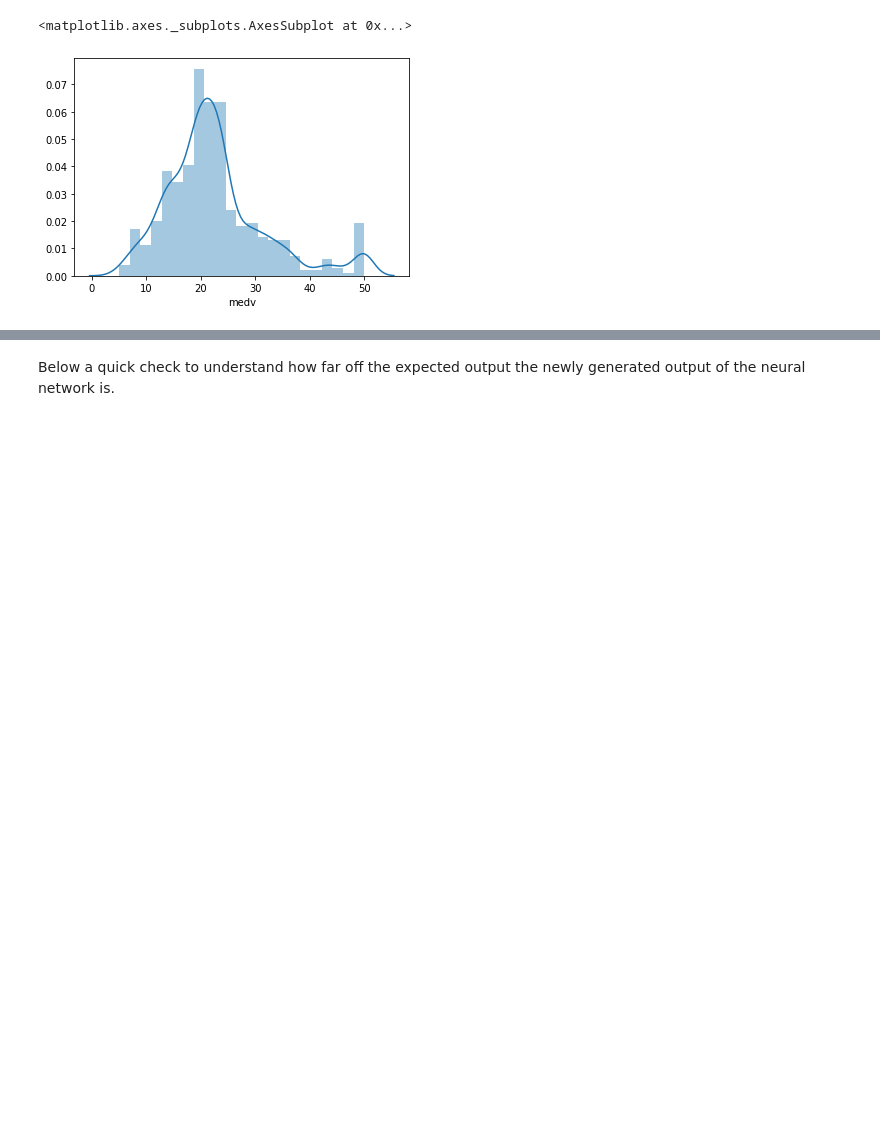
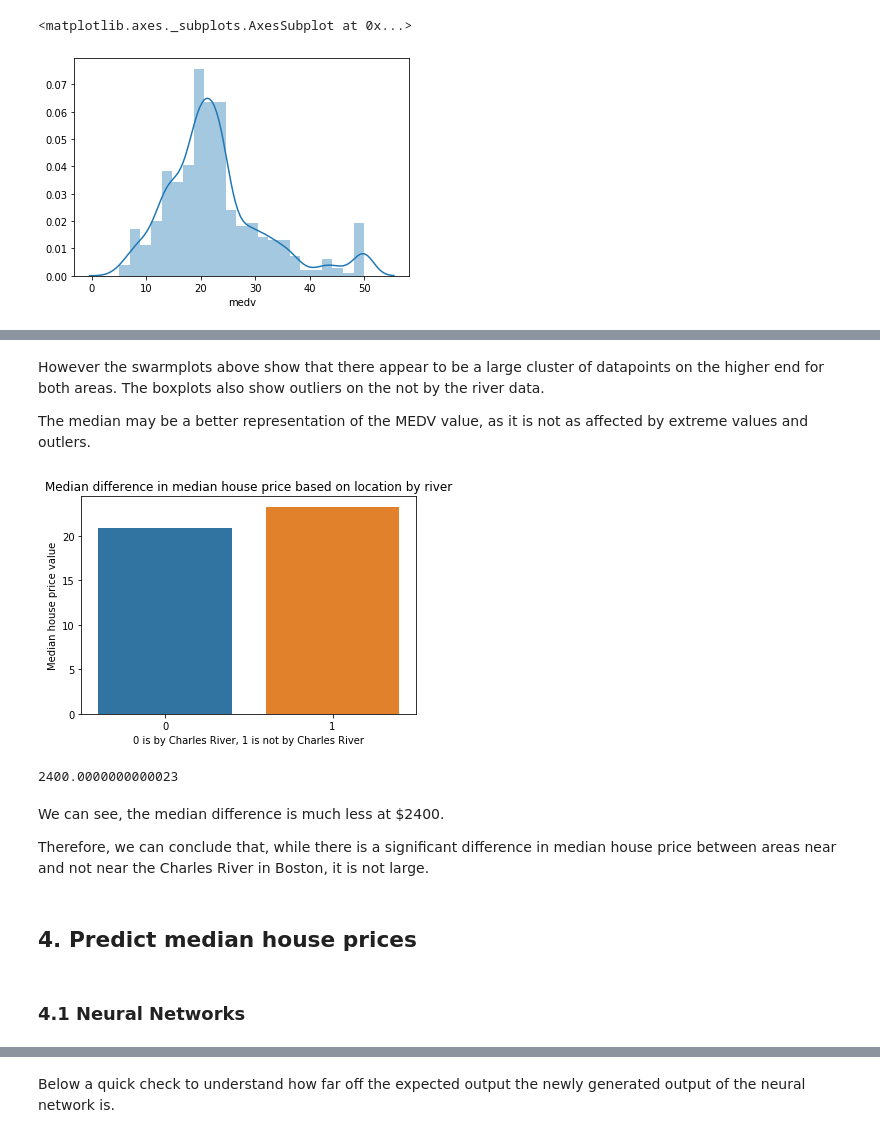
Before and after one commit to Sarahkel/machine-learning-assessment, a Jupyter notebook: Boston House Prices - Machine learning and statistics assessments.ipynb, the cells around one changed output, grey strips where cells are left out. Drawn from its saved outputs; the diff is of its cells as text; code cells hidden in the pictures; blank space fills up the shorter version.

```diff
--- a/Boston House Prices - Machine learning and statistics assessments.ipynb
+++ b/Boston House Prices - Machine learning and statistics assessments.ipynb
@@ -264,0 +262,24 @@ print(ave)
+# %% [markdown]
+However the swarmplots above show that there appear to be a large cluster of datapoints on the higher end for both areas. The boxplots also show outliers on the not by the river data.
+
+The median may be a better representation of the MEDV value, as it is not as affected by extreme values and outlers.
+# %%
+sb.barplot(data = boston_data, x='chas', y='medv', ci=None, estimator=np.median)
+plt.title('Median difference in median house price based on location by river')
+plt.xlabel("0 is by Charles River, 1 is not by Charles River")
+plt.ylabel("Median house price value")
+plt.show()
+# %% [output]
+[figure, added]
+# %%
+(np.median(by_river.medv) - np.median(not_river.medv)) * 1000
+# %% [output]
+2400.0000000000023
+# %% [markdown]
+We can see, the median difference is much less at $2400.
+
+Therefore, we can conclude that, while there is a significant difference in median house price between areas near and not near the Charles River in Boston, it is not large.
+# %% [markdown]
+## 4. Predict median house prices
+# %% [markdown]
+### 4.1 Neural Networks
```
Also changed, not shown: parts of 51 cells of this notebook.
